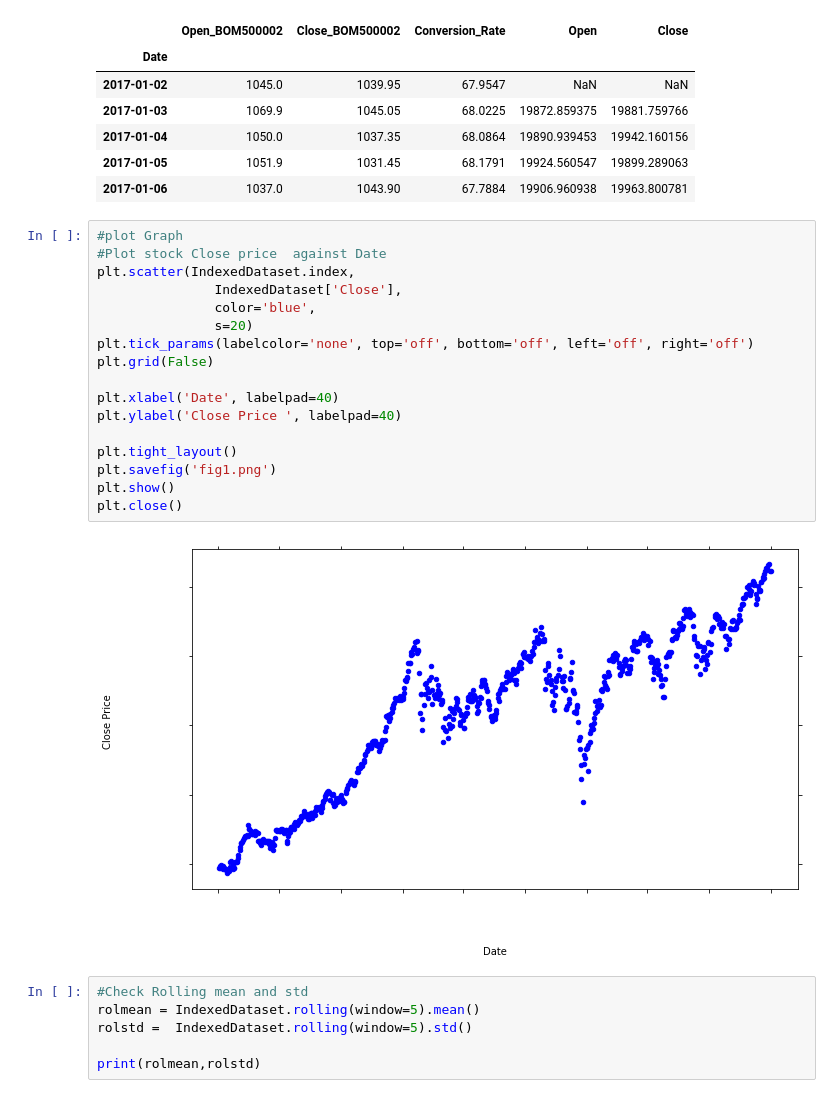
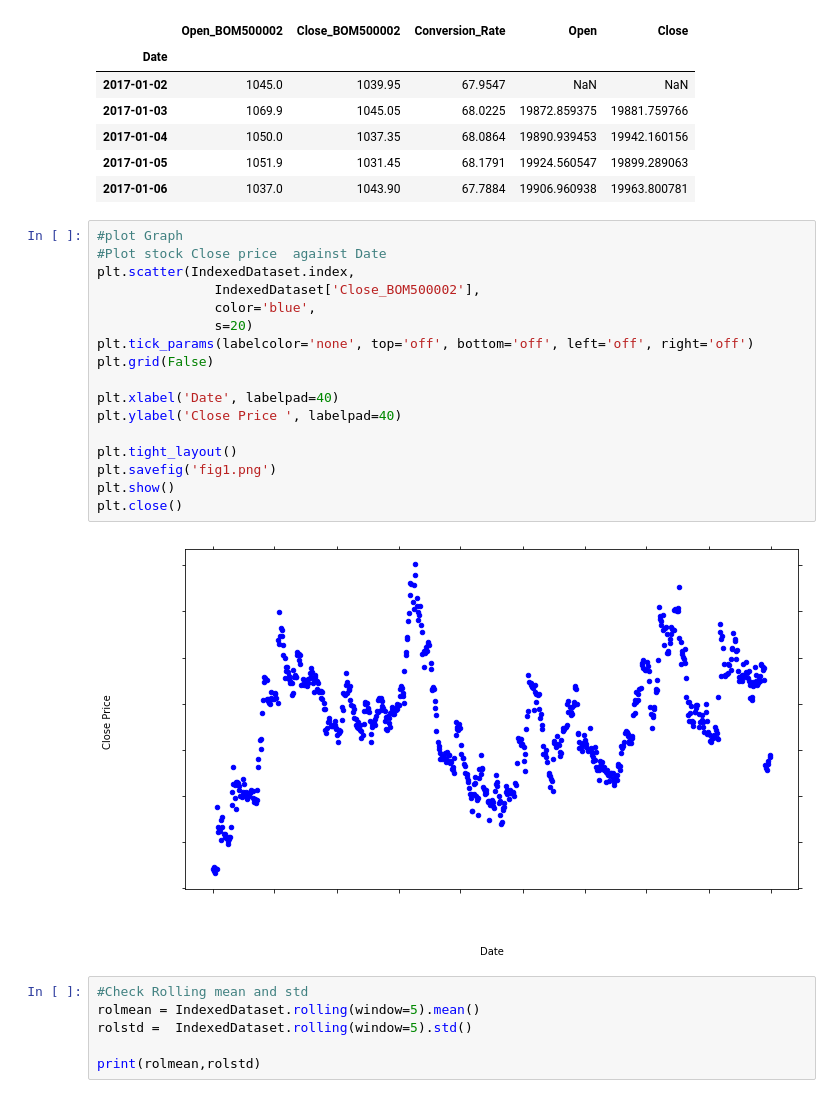
Before and after one commit to santoshgurujula/Springboard, a Jupyter notebook: TimeSeriesModel.ipynb, the cells around one changed output. Saved outputs shown, nothing was run; the diff lists cells and outputs as text.

```diff
--- a/TimeSeriesModel.ipynb
+++ b/TimeSeriesModel.ipynb
@@ -116,22 +116,22 @@ IndexedDataset.head()
 # %%
 #plot Graph
 #Plot stock Close price  against Date
 plt.scatter(IndexedDataset.index,
-               IndexedDataset['Close'],
+               IndexedDataset['Close_BOM500002'],
                color='blue',
                s=20)
 plt.tick_params(labelcolor='none', top='off', bottom='off', left='off', right='off')
 plt.grid(False)
 
 plt.xlabel('Date', labelpad=40)
 plt.ylabel('Close Price ', labelpad=40)
 
 plt.tight_layout()
 plt.savefig('fig1.png')
 plt.show()
 plt.close()
 # %% [output]
-[figure, old version]
+[figure, new version]
 # %%
 #Check Rolling mean and std
 rolmean = IndexedDataset.rolling(window=5).mean()
```
Also changed, not shown: parts of 1 cell of this notebook.
